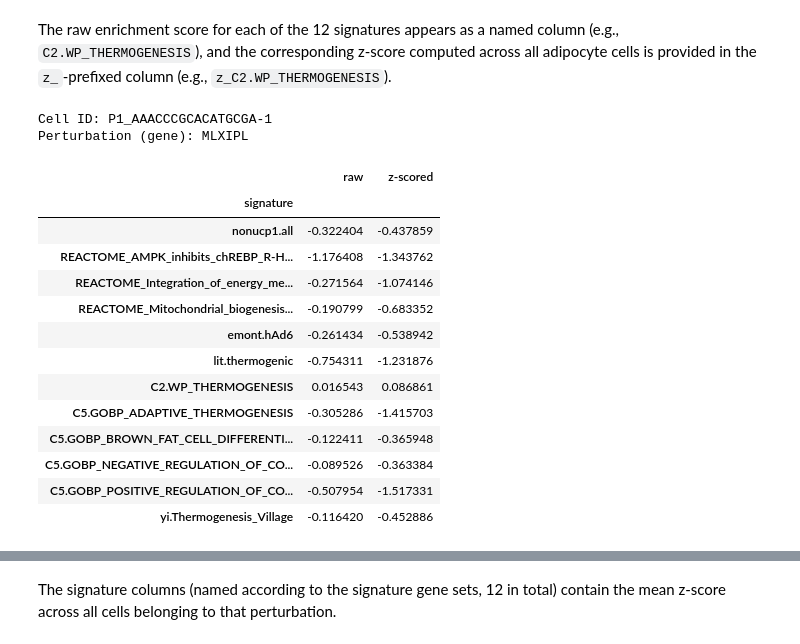
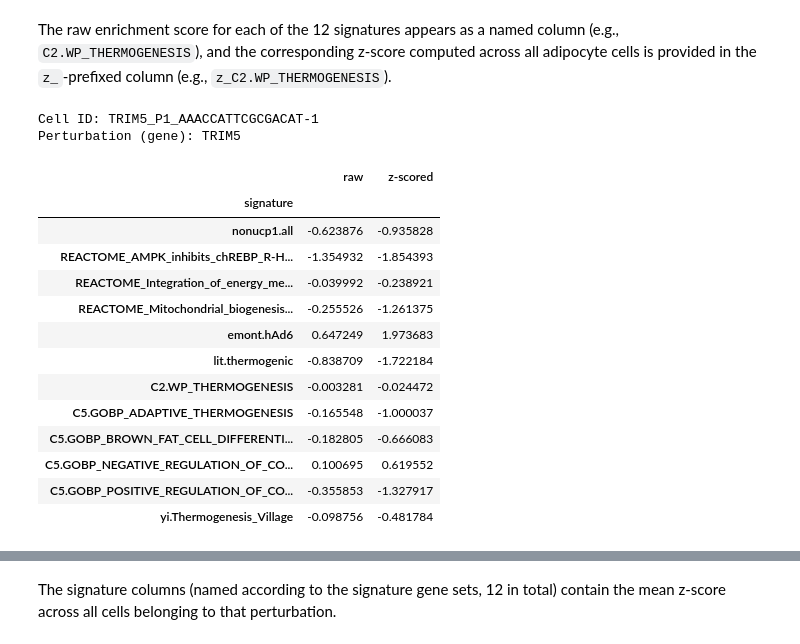
Before and after one commit to crunchdao/competitions, a Jupyter notebook: competitions/broad-obesity-3/quickstarters/random/random.ipynb, the cells around one changed output, grey strips where cells are left out. Saved outputs shown, nothing was run; the diff lists cells and outputs as text; code cells hidden in the pictures.

```diff
--- a/competitions/broad-obesity-3/quickstarters/random/random.ipynb
+++ b/competitions/broad-obesity-3/quickstarters/random/random.ipynb
@@ -165,0 +143,3 @@ tf15_cell_scores
+# %%
+tf150_cell_scores = _load_thermogenic_cell_scores("TF150")
+tf150_cell_scores
@@ -166,33 +160,33 @@ tf15_cell_scores
 # %% [markdown]
 The raw enrichment score for each of the 12 signatures appears as a named column (e.g., `C2.WP_THERMOGENESIS`), and the corresponding z-score computed across all adipocyte cells is provided in the `z_`-prefixed column (e.g., `z_C2.WP_THERMOGENESIS`).
 # %%
-first_row = tf15_cell_scores.iloc[0]
+first_row = tf150_cell_scores.iloc[0]
 
 print("Cell ID:", first_row["cell_id"])
 print("Perturbation (gene):", first_row["gene"])
 
 pd.DataFrame([
     {
         "signature": signature,
         "raw": first_row[signature],
         "z-scored": first_row[f"z_{signature}"]
     }
     for signature in signature_names
 ]).set_index("signature")
 # %% [output]
-Cell ID: P1_AAACCCGCACATGCGA-1
-Perturbation (gene): MLXIPL
+Cell ID: TRIM5_P1_AAACCATTCGCGACAT-1
+Perturbation (gene): TRIM5
 |  | raw | z-scored |
 | signature |  |  |
-| nonucp1.all | -0.322404 | -0.437859 |
-| REACTOME_AMPK_inhibits_chREBP_R-H... | -1.176408 | -1.343762 |
-| REACTOME_Integration_of_energy_me... | -0.271564 | -1.074146 |
-| REACTOME_Mitochondrial_biogenesis... | -0.190799 | -0.683352 |
-| emont.hAd6 | -0.261434 | -0.538942 |
-| lit.thermogenic | -0.754311 | -1.231876 |
-| C2.WP_THERMOGENESIS | 0.016543 | 0.086861 |
-| C5.GOBP_ADAPTIVE_THERMOGENESIS | -0.305286 | -1.415703 |
-| C5.GOBP_BROWN_FAT_CELL_DIFFERENTI... | -0.122411 | -0.365948 |
-| C5.GOBP_NEGATIVE_REGULATION_OF_CO... | -0.089526 | -0.363384 |
-| C5.GOBP_POSITIVE_REGULATION_OF_CO... | -0.507954 | -1.517331 |
-| yi.Thermogenesis_Village | -0.116420 | -0.452886 |
+| nonucp1.all | -0.623876 | -0.935828 |
+| REACTOME_AMPK_inhibits_chREBP_R-H... | -1.354932 | -1.854393 |
+| REACTOME_Integration_of_energy_me... | -0.039992 | -0.238921 |
+| REACTOME_Mitochondrial_biogenesis... | -0.255526 | -1.261375 |
+| emont.hAd6 | 0.647249 | 1.973683 |
+| lit.thermogenic | -0.838709 | -1.722184 |
+| C2.WP_THERMOGENESIS | -0.003281 | -0.024472 |
+| C5.GOBP_ADAPTIVE_THERMOGENESIS | -0.165548 | -1.000037 |
+| C5.GOBP_BROWN_FAT_CELL_DIFFERENTI... | -0.182805 | -0.666083 |
+| C5.GOBP_NEGATIVE_REGULATION_OF_CO... | 0.100695 | 0.619552 |
+| C5.GOBP_POSITIVE_REGULATION_OF_CO... | -0.355853 | -1.327917 |
+| yi.Thermogenesis_Village | -0.098756 | -0.481784 |
```
Also changed, not shown: parts of 21 cells of this notebook.
